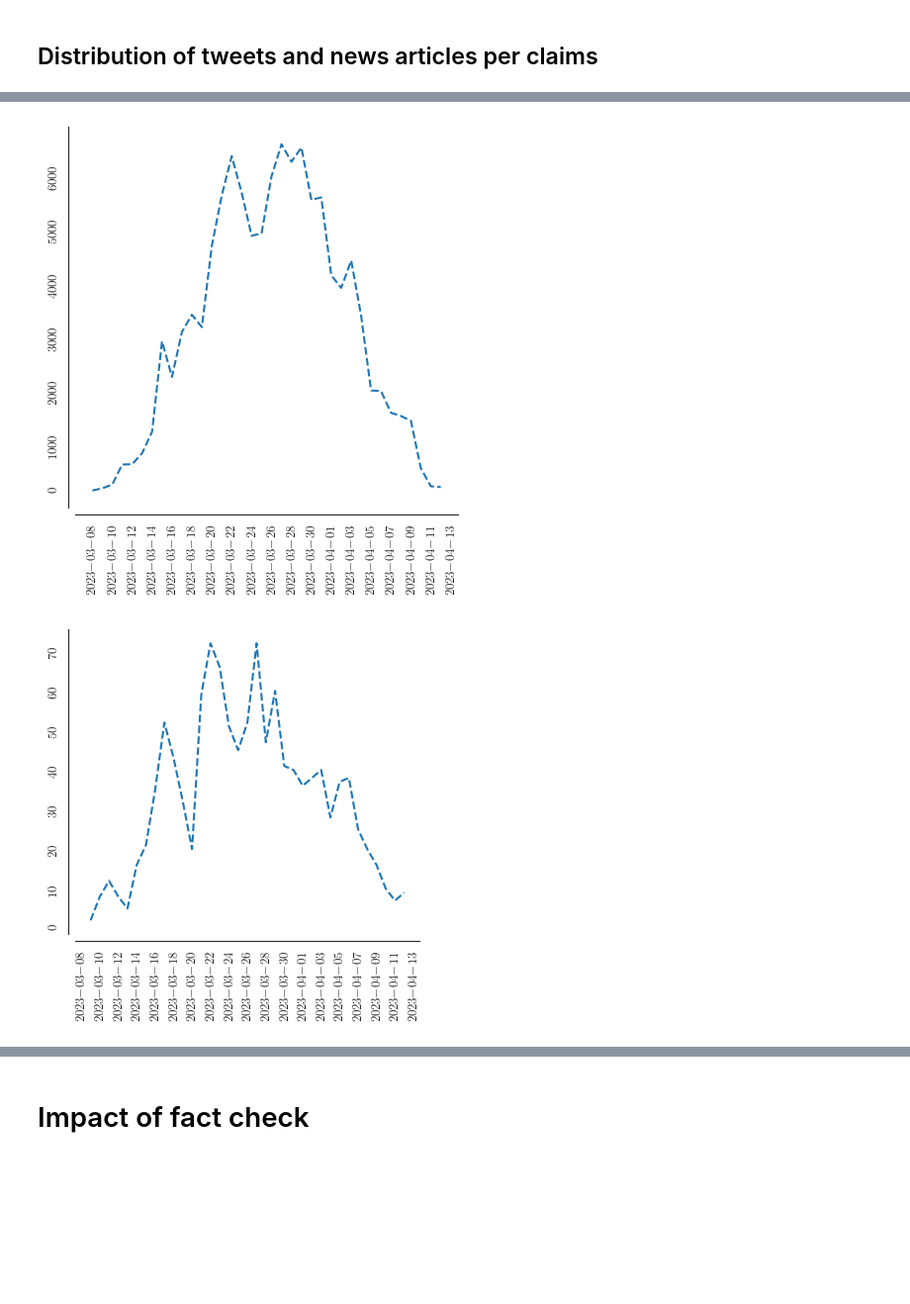
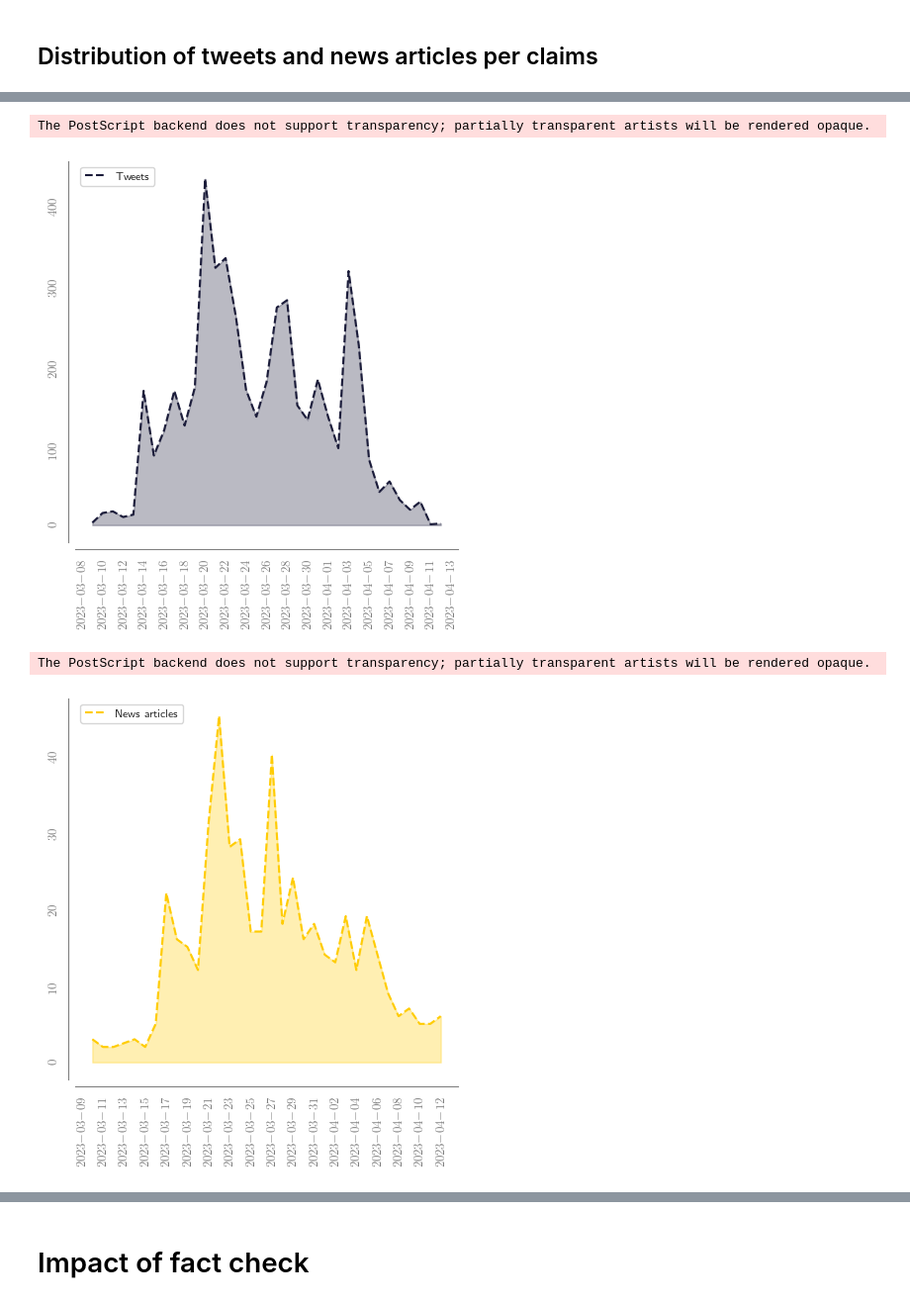
Before and after one commit to TeMU-BSC/iberifier, a Jupyter notebook: analysis/Descriptive stats.ipynb, the cells around one changed output, grey strips where cells are left out. Shown at 99% size. Drawn from its saved outputs; the diff is of its cells as text; code cells hidden in the pictures; blank space fills up the shorter version.

```diff
--- a/analysis/Descriptive stats.ipynb
+++ b/analysis/Descriptive stats.ipynb
@@ -359,10 +361,6 @@ rename_cols = {'_id.$oid': 'db_id',
 
 df_mynews = df_mynews.rename(columns=rename_cols)
 
-# Mask and create the eval df
-mask_mynews =  df_mynews['fact_id'].isin(list_fact_id_eval)
-df_mynews['eval'] = mask_mynews
-
 # Convert datetime object
 df_mynews['date'] = df_mynews['date'].astype('datetime64[ns]').dt.date
 
@@ -386,11 +384,6 @@ rename_cols = {'_id.$oid': 'db_id',
 df_keywords = df_keywords.rename(columns=rename_cols)
 
 
-# Mask and create the eval df
-mask_keywords =  df_keywords['fact_id'].isin(list_fact_id_eval)
-df_keywords['eval'] = mask_keywords
-
-
 df_keywords.head(1)
 # %% [output]
 |  | url_fact | calification | categories | claim | review | keywords | keywords_pairs | search_twitter_key | ... |
@@ -480,21 +531,21 @@ print(f" Lenght period for MyNews: {max(df_mynews['date']) - min(df_mynews['date
 ## Sampling
 # %%
 # Filtering or not
-sample = 'topic_relation' # 'eval' on_topic
+sample = 'on_topic' # 'eval' on_topic
 
 if sample == 'eval':
-    df_iberifier = df_iberifier[df_iberifier['eval'] == True]
-    df_keywords = df_keywords[df_keywords['eval'] == True]
-    df_mynews = df_mynews[df_mynews['eval'] == True]
-    df_tweets = df_tweets[df_tweets['eval'] == True]
+    df_iberifier = df_iberifier[df_iberifier['eval_subset'] == True]
+    df_keywords = df_keywords[df_keywords['eval_subset'] == True]
+    df_mynews = df_mynews[df_mynews['eval_subset'] == True]
+    df_tweets = df_tweets[df_tweets['eval_subset'] == True]
 
 elif sample == 'topic_relation':
-    df_mynews = df_mynews[df_mynews['topic_relation'].notnull()]
-    df_tweets = df_tweets[df_tweets['claim_relation'].notnull()]
+    df_mynews = df_mynews[df_mynews['topic_relation_subset'] == True]
+    df_tweets = df_tweets[df_tweets['topic_relation_subset'] == True]
 
 elif sample == 'on_topic':
-    df_mynews = df_mynews[df_mynews['topic_relation'] == 'on-topic']
-    df_tweets = df_tweets[df_tweets['claim_relation'] == 'on-claim']
+    df_mynews = df_mynews[df_mynews['on_topic_subset'] == True]
+    df_tweets = df_tweets[df_tweets['on_topic_subset'] == True]
 # %% [markdown]
 ## Information about the IBERIFIER API
 # %% [markdown]
@@ -1221,26 +1273,52 @@ plt.show()
 # %%
 tweets = df_tweets.groupby(df_tweets['date']).size()
 
-sns.set_style("white")
+fig, ax = plt.subplots()
+
+sns.despine(offset=5, trim=False);
+
+ax.plot_date(tweets.index, tweets.values, '--', label='Tweets', color=main_color)
 
 
-fig, ax = plt.subplots(figsize=(5,5))
-sns.despine(offset=5, trim=False);
+ax.fill_between(tweets.index, tweets.values, alpha=0.3, color=main_color)
 
-ax.plot_date(tweets.index, tweets.values, '--')
+
 ax.xaxis.set_major_locator(mdates.DayLocator(interval=2))
 ax.tick_params(rotation=90)
+ax.legend(loc='upper left')
+
+
+filename = f'tweets_overtime'
+save_plot(fig, ax, filename, sample)
+
+
 plt.show()
 # %% [output]
+The PostScript backend does not support transparency; partially transparent artists will be rendered opaque.
-[figure, old version]
+[figure, new version]
 # %%
 mynews = df_mynews.groupby(df_mynews['date']).size()
-sns.set_style("white")
+
 fig, ax = plt.subplots()
+
 sns.despine(offset=5, trim=False);
-ax.plot_date(mynews.index, mynews.values, '--')
+
+
+ax.plot_date(mynews.index, mynews.values, '--', label='News articles', color=second_color)
+
+ax.fill_between(mynews.index, mynews.values, alpha=0.3, color=second_color)
+
+
 ax.xaxis.set_major_locator(mdates.DayLocator(interval=2))
 ax.tick_params(rotation=90)
+ax.legend(loc='upper left')
+
+
+filename = f'mynews_overtime'
+save_plot(fig, ax, filename, sample)
+
+
 plt.show()
 # %% [output]
+The PostScript backend does not support transparency; partially transparent artists will be rendered opaque.
-[figure, old version]
+[figure, new version]
```
Also changed, not shown: parts of 62 cells of this notebook.
